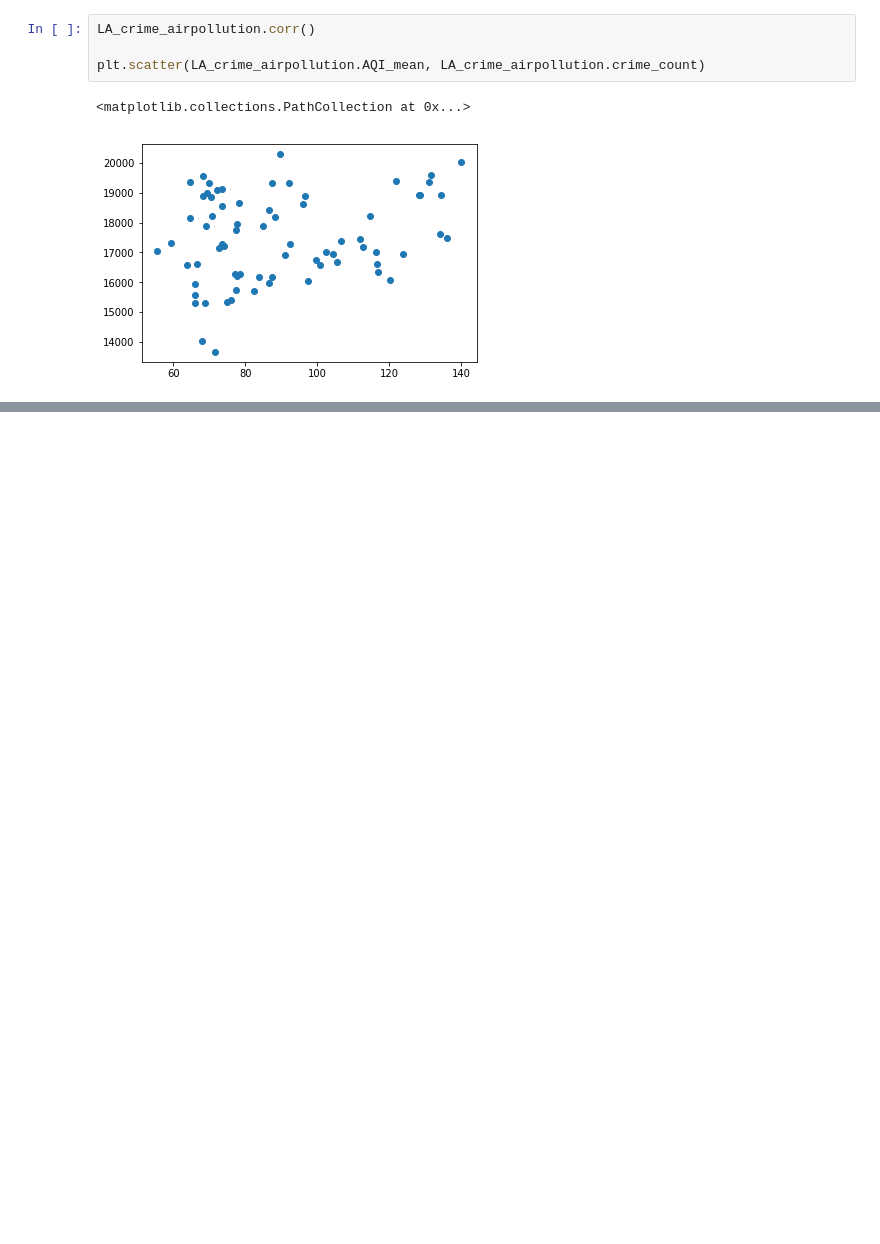
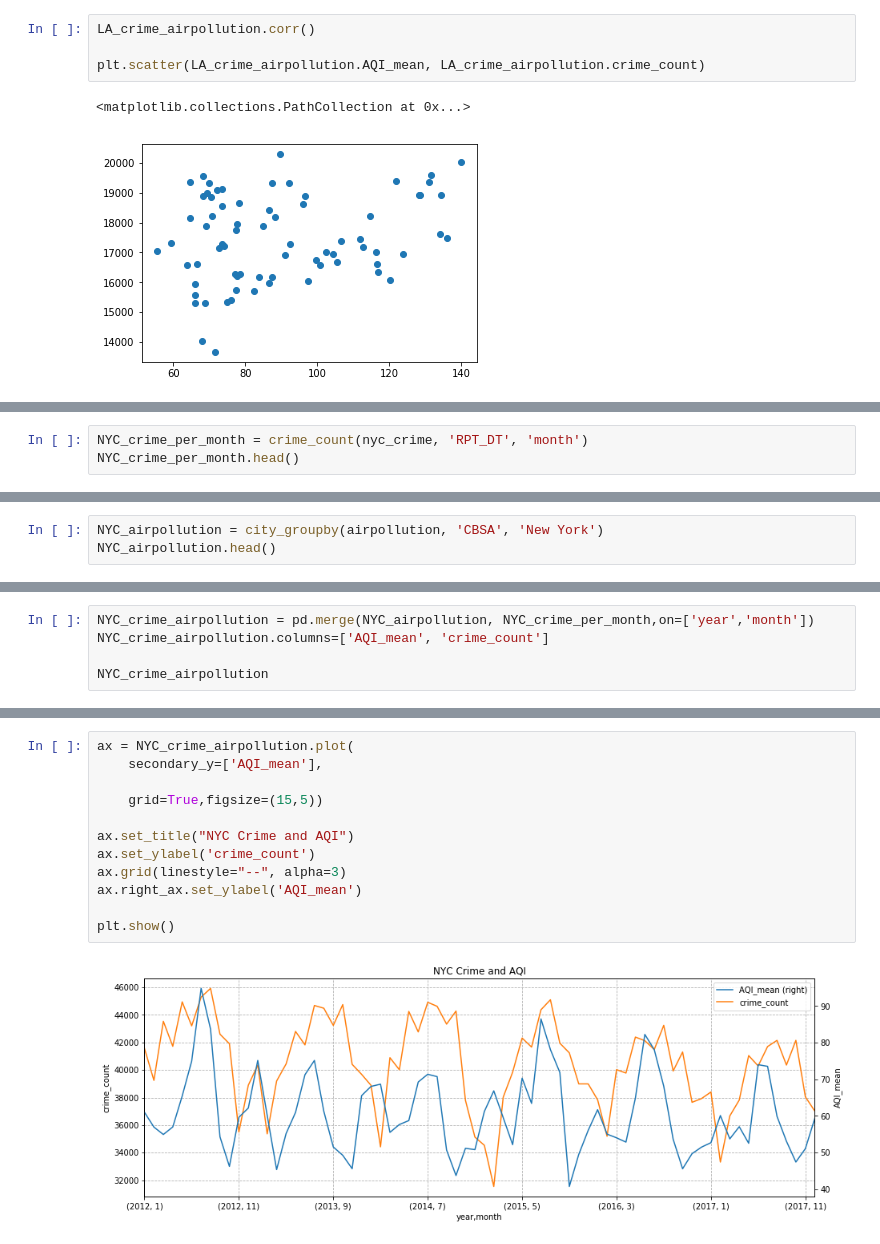
Before and after one commit to AprilW048/Final_Project, a Jupyter notebook: Air Pollution.ipynb, the cells around one changed output, grey strips where cells are left out. Saved outputs shown, nothing was run; the diff lists cells and outputs as text; blank space fills up the shorter version.

```diff
--- a/Air Pollution.ipynb
+++ b/Air Pollution.ipynb
@@ -267,0 +360,3 @@ Warnings:
+# %%
+NYC_crime_per_month = crime_count(nyc_crime, 'RPT_DT', 'month')
+NYC_crime_per_month.head()
@@ -267,0 +371,3 @@ Warnings:
+# %%
+NYC_airpollution = city_groupby(airpollution, 'CBSA', 'New York')
+NYC_airpollution.head()
@@ -267,0 +383,5 @@ Warnings:
+# %%
+NYC_crime_airpollution = pd.merge(NYC_airpollution, NYC_crime_per_month,on=['year','month'])
+NYC_crime_airpollution.columns=['AQI_mean', 'crime_count']
+
+NYC_crime_airpollution
@@ -267,0 +408,14 @@ Warnings:
+# %%
+ax = NYC_crime_airpollution.plot(
+    secondary_y=['AQI_mean'],
+
+    grid=True,figsize=(15,5))
+
+ax.set_title("NYC Crime and AQI")
+ax.set_ylabel('crime_count')
+ax.grid(linestyle="--", alpha=3)
+ax.right_ax.set_ylabel('AQI_mean')
+
+plt.show()
+# %% [output]
+[figure, added]
```
Also changed, not shown: parts of 31 cells of this notebook.
